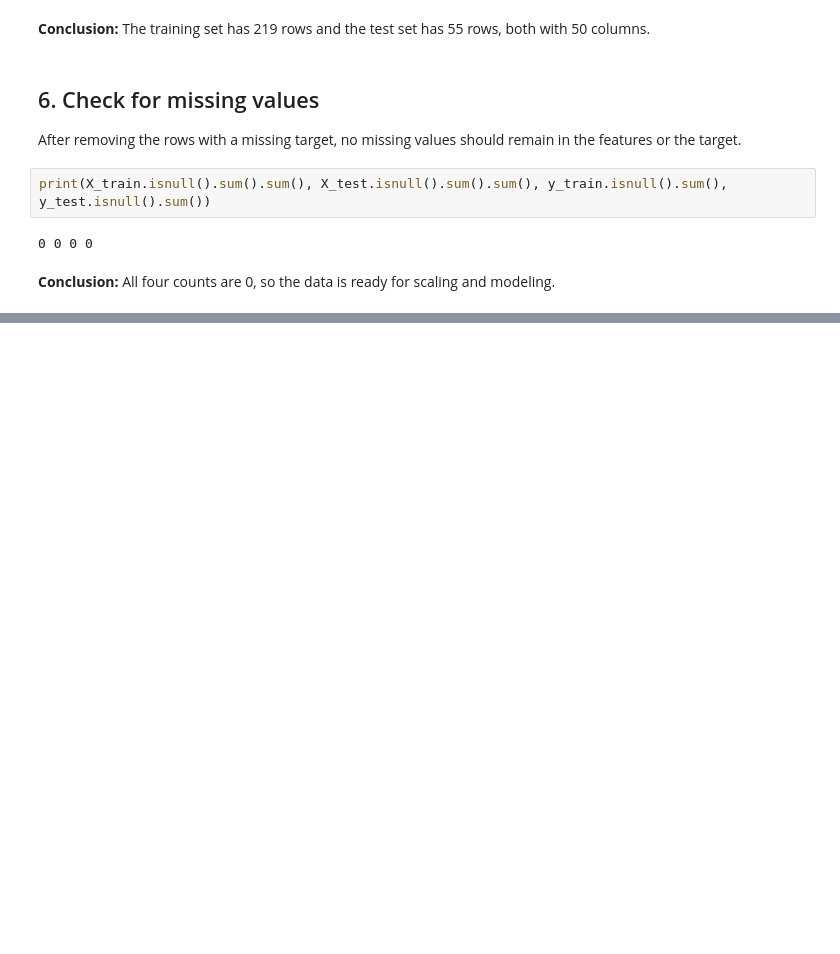
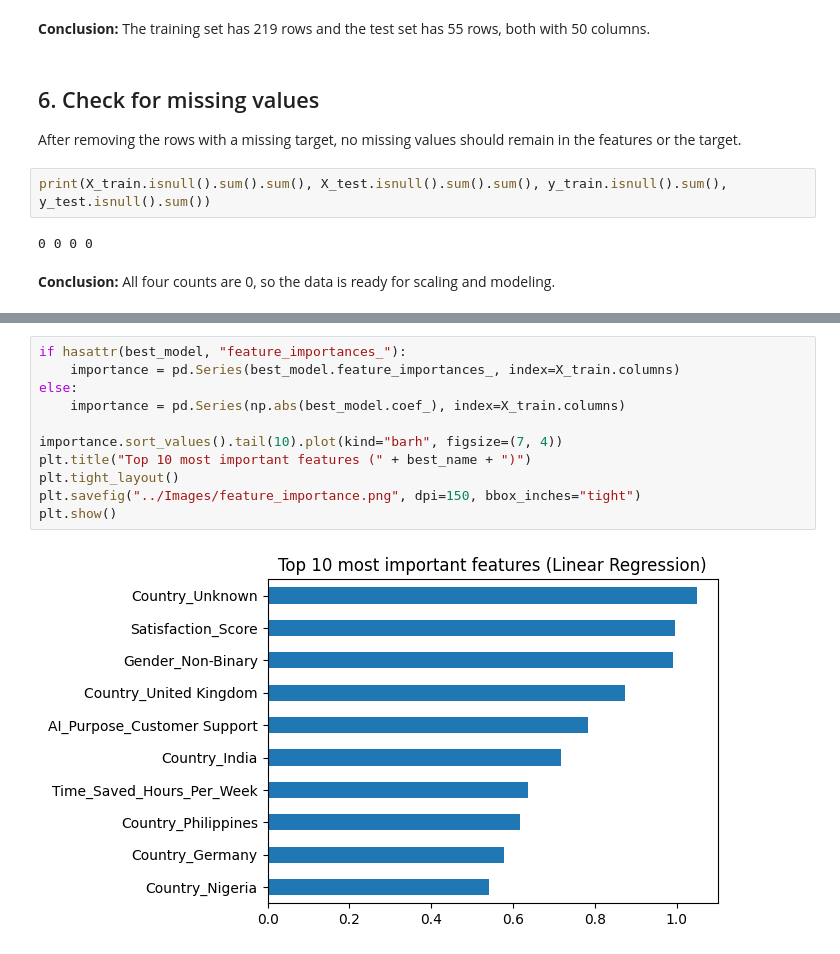
Before and after one commit to Mona1AlShmammari/Al_usage, a Jupyter notebook: Notebooks/02_Modeling_and_Preprocessing.ipynb, the cells around one changed output, grey strips where cells are left out. Drawn from its saved outputs; the diff is of its cells as text; blank space fills up the shorter version.

```diff
--- a/Notebooks/02_Modeling_and_Preprocessing.ipynb
+++ b/Notebooks/02_Modeling_and_Preprocessing.ipynb
@@ -155,0 +341,13 @@ print(X_train.isnull().sum().sum(), X_test.isnull().sum().sum(), y_train.isnull(
+# %%
+if hasattr(best_model, "feature_importances_"):
+    importance = pd.Series(best_model.feature_importances_, index=X_train.columns)
+else:
+    importance = pd.Series(np.abs(best_model.coef_), index=X_train.columns)
+
+importance.sort_values().tail(10).plot(kind="barh", figsize=(7, 4))
+plt.title("Top 10 most important features (" + best_name + ")")
+plt.tight_layout()
+plt.savefig("../Images/feature_importance.png", dpi=150, bbox_inches="tight")
+plt.show()
+# %% [output]
+[figure, added]
```
Also changed, not shown: parts of 23 cells of this notebook, 8 other files.
